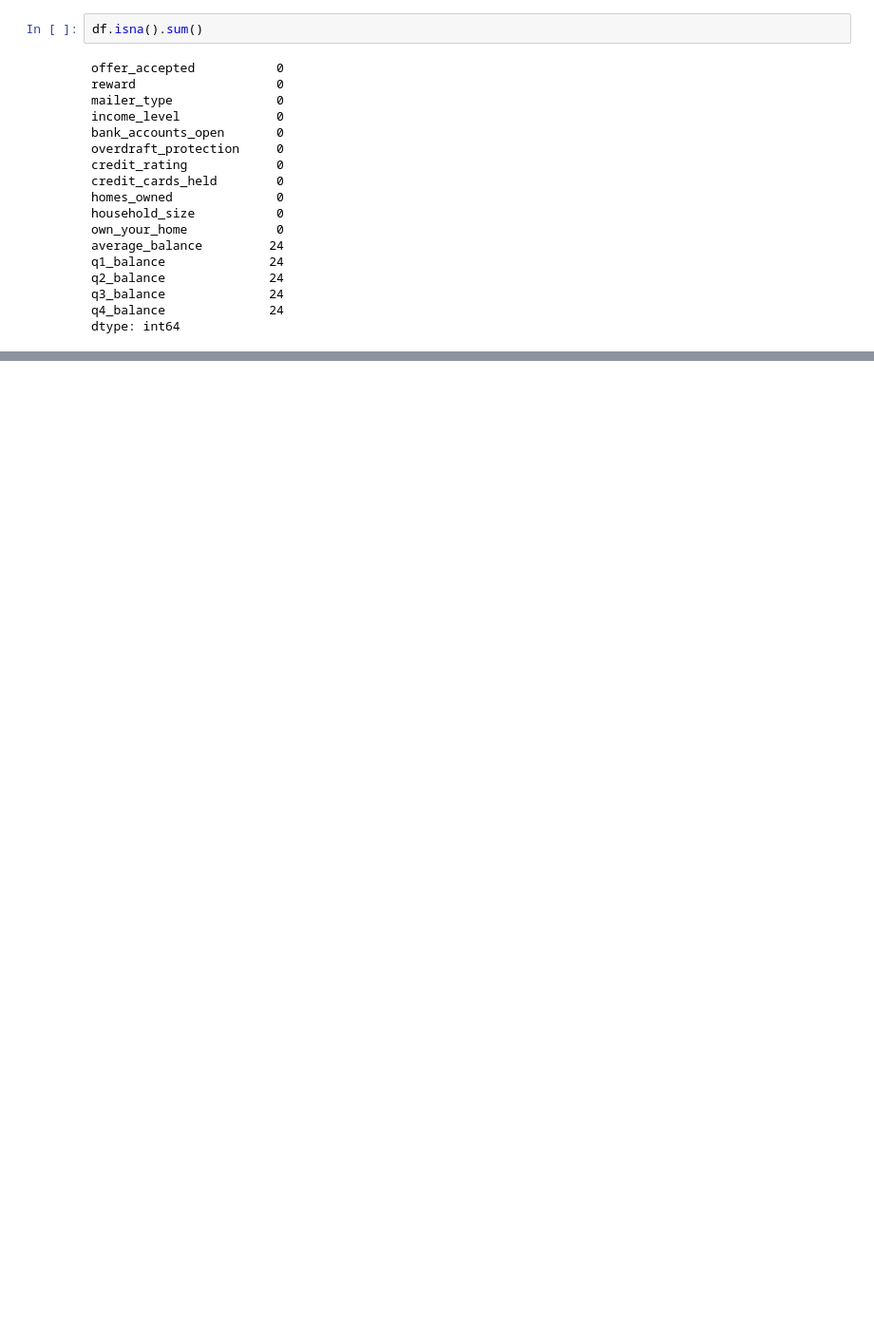
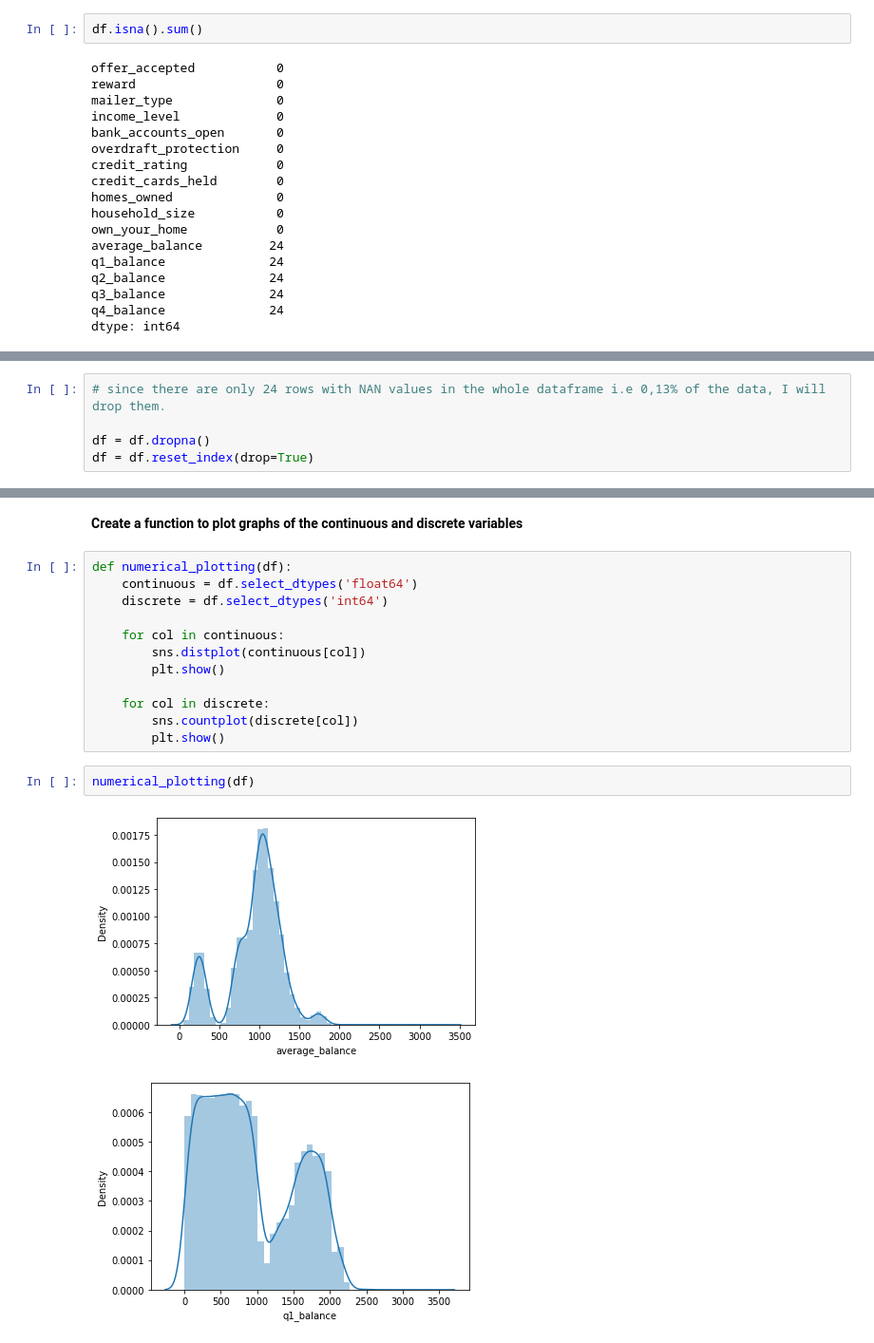
Before and after one commit to diebland/Project-Mid-Term, a Jupyter notebook: Classification_Project.ipynb, the cells around one changed output, grey strips where cells are left out. Shown: that part at 95% size. Drawn from its saved outputs; the diff is of its cells as text; blank space fills up the shorter version.

```diff
--- a/Classification_Project.ipynb
+++ b/Classification_Project.ipynb
@@ -116,0 +199,5 @@ dtype: int64
+# %%
+# since there are only 24 rows with NAN values in the whole dataframe i.e 0,13% of the data, I will drop them.
+
+df = df.dropna()
+df = df.reset_index(drop=True)
@@ -116,0 +218,19 @@ dtype: int64
+# %% [markdown]
+**Create a function to plot graphs of the continuous and discrete variables**
+# %%
+def numerical_plotting(df):
+    continuous = df.select_dtypes('float64')
+    discrete = df.select_dtypes('int64')
+
+    for col in continuous:
+        sns.distplot(continuous[col])
+        plt.show()
+
+    for col in discrete:
+        sns.countplot(discrete[col])
+        plt.show()
+# %%
+numerical_plotting(df)
+# %% [output]
+[figure, added]
+[figure, added]
```
Also changed, not shown: parts of 114 cells of this notebook, 2 other files.
